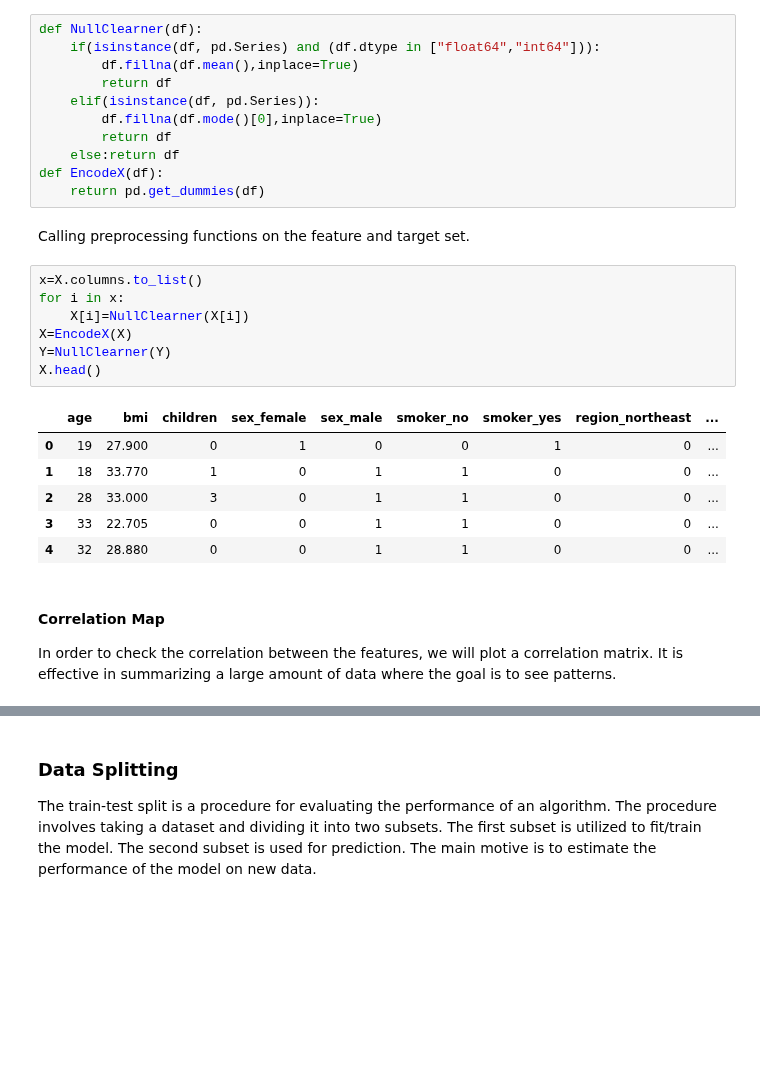
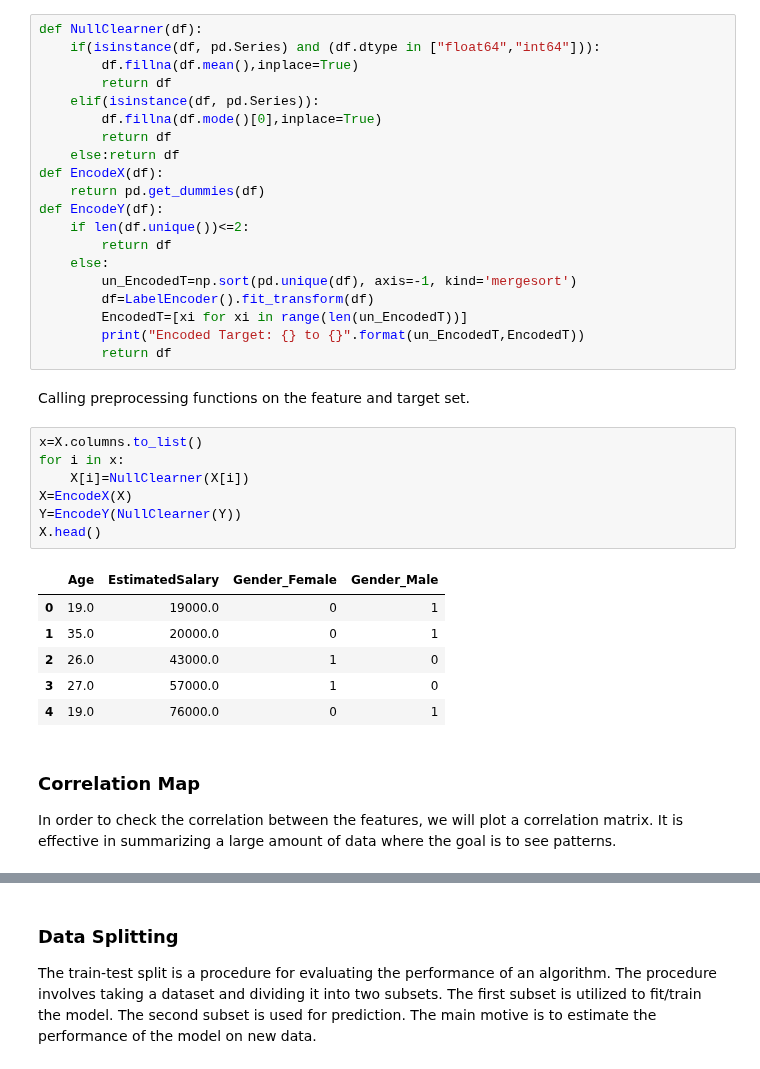
Before and after one commit to blobcity/ai-seed, a Jupyter notebook: Classification/Linear Models/SGDClassifier_Normalize_PowerTransformer.ipynb, the cells around one changed output, grey strips where cells are left out. Drawn from its saved outputs; the diff is of its cells as text; blank space fills up the shorter version.

```diff
--- a/Classification/Linear Models/SGDClassifier_Normalize_PowerTransformer.ipynb
+++ b/Classification/Linear Models/SGDClassifier_Normalize_PowerTransformer.ipynb
@@ -72,24 +76,33 @@ def NullClearner(df):
     else:return df
 def EncodeX(df):
     return pd.get_dummies(df)
+def EncodeY(df):
+    if len(df.unique())<=2:
+        return df
+    else:
+        un_EncodedT=np.sort(pd.unique(df), axis=-1, kind='mergesort')
+        df=LabelEncoder().fit_transform(df)
+        EncodedT=[xi for xi in range(len(un_EncodedT))]
+        print("Encoded Target: {} to {}".format(un_EncodedT,EncodedT))
+        return df
 # %% [markdown]
 Calling preprocessing functions on the feature and target set.
 # %%
 x=X.columns.to_list()
 for i in x:
     X[i]=NullClearner(X[i])
 X=EncodeX(X)
-Y=NullClearner(Y)
+Y=EncodeY(NullClearner(Y))
 X.head()
 # %% [output]
-|  | age | bmi | children | sex_female | sex_male | smoker_no | smoker_yes | region_northeast | ... |
-| 0 | 19 | 27.900 | 0 | 1 | 0 | 0 | 1 | 0 | ... |
-| 1 | 18 | 33.770 | 1 | 0 | 1 | 1 | 0 | 0 | ... |
-| 2 | 28 | 33.000 | 3 | 0 | 1 | 1 | 0 | 0 | ... |
-| 3 | 33 | 22.705 | 0 | 0 | 1 | 1 | 0 | 0 | ... |
-| 4 | 32 | 28.880 | 0 | 0 | 1 | 1 | 0 | 0 | ... |
+|  | Age | EstimatedSalary | Gender_Female | Gender_Male |
+| 0 | 19.0 | 19000.0 | 0 | 1 |
+| 1 | 35.0 | 20000.0 | 0 | 1 |
+| 2 | 26.0 | 43000.0 | 1 | 0 |
+| 3 | 27.0 | 57000.0 | 1 | 0 |
+| 4 | 19.0 | 76000.0 | 0 | 1 |
 # %% [markdown]
-#### Correlation Map
+### Correlation Map
 
 In order to check the correlation between the features, we will plot a correlation matrix. It is effective in summarizing a large amount of data where the goal is to see patterns.
 # %%
```
Also changed, not shown: parts of 26 cells of this notebook.
